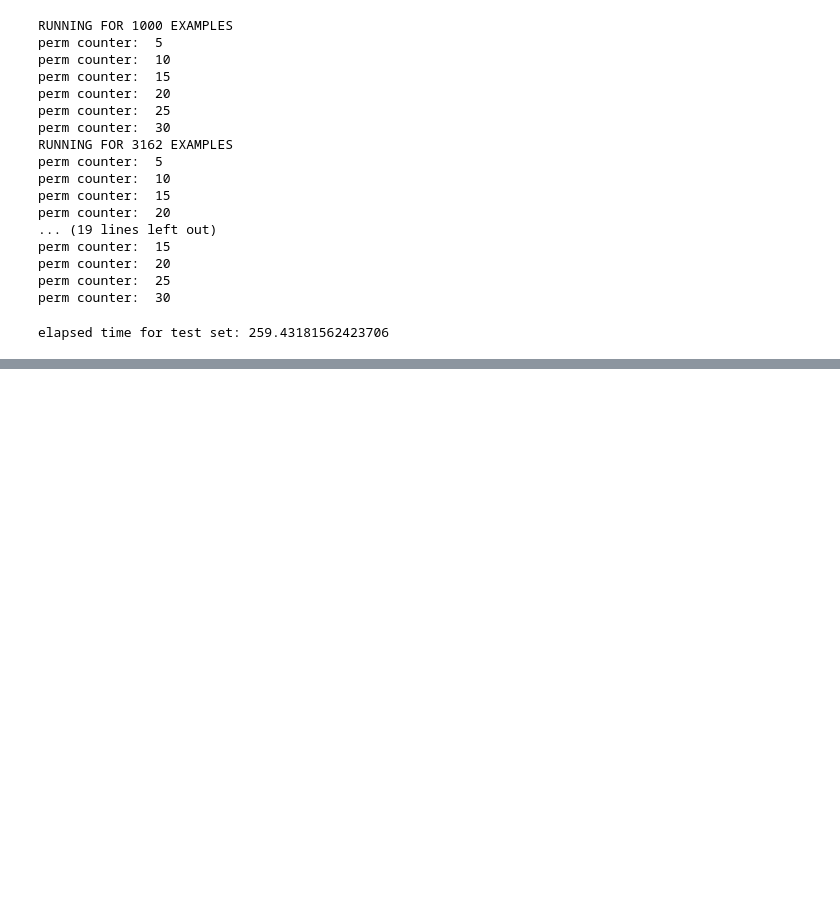
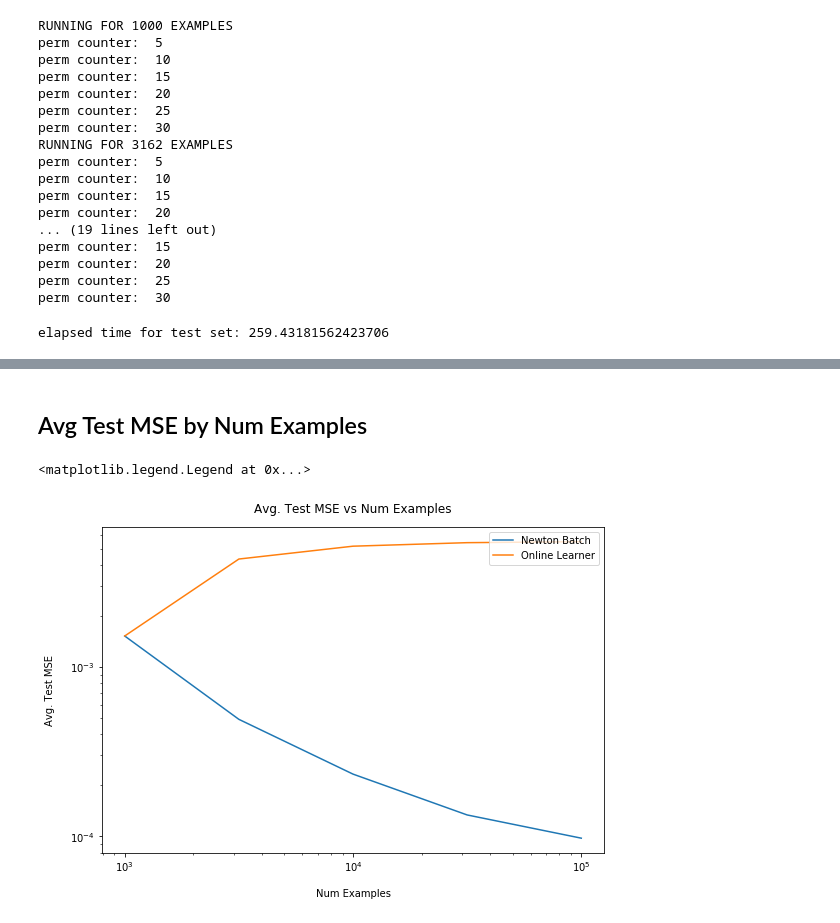
Before and after one commit to FarzanMemarian/Large_scale_online_learning, a Jupyter notebook: LargeScaleOnlineLearning.ipynb, the cells around one changed output, grey strips where cells are left out. Cells and saved outputs as stored; diff of their text form; code cells hidden in the pictures; blank space fills up the shorter version.

```diff
--- a/LargeScaleOnlineLearning.ipynb
+++ b/LargeScaleOnlineLearning.ipynb
@@ -332,0 +395,13 @@ mse star:  0.0221324955759
+# %% [markdown]
+## Avg Test MSE by Num Examples
+# %%
+plt.figure(figsize=(9,6))
+plt.loglog(ExamNums, mse_N)
+plt.loglog(ExamNums, mse_K)
+plt.xlabel("Num Examples", labelpad=15)
+plt.ylabel("Avg. Test MSE", labelpad=15)
+plt.title("Avg. Test MSE vs Num Examples", y=1.025)
+plt.legend(['Newton Batch', 'Online Learner'], loc='upper right')
+# %% [output]
+<matplotlib.legend.Legend at 0x...>
+[figure, added]
```
Also changed, not shown: parts of 18 cells of this notebook, 3 other files.
